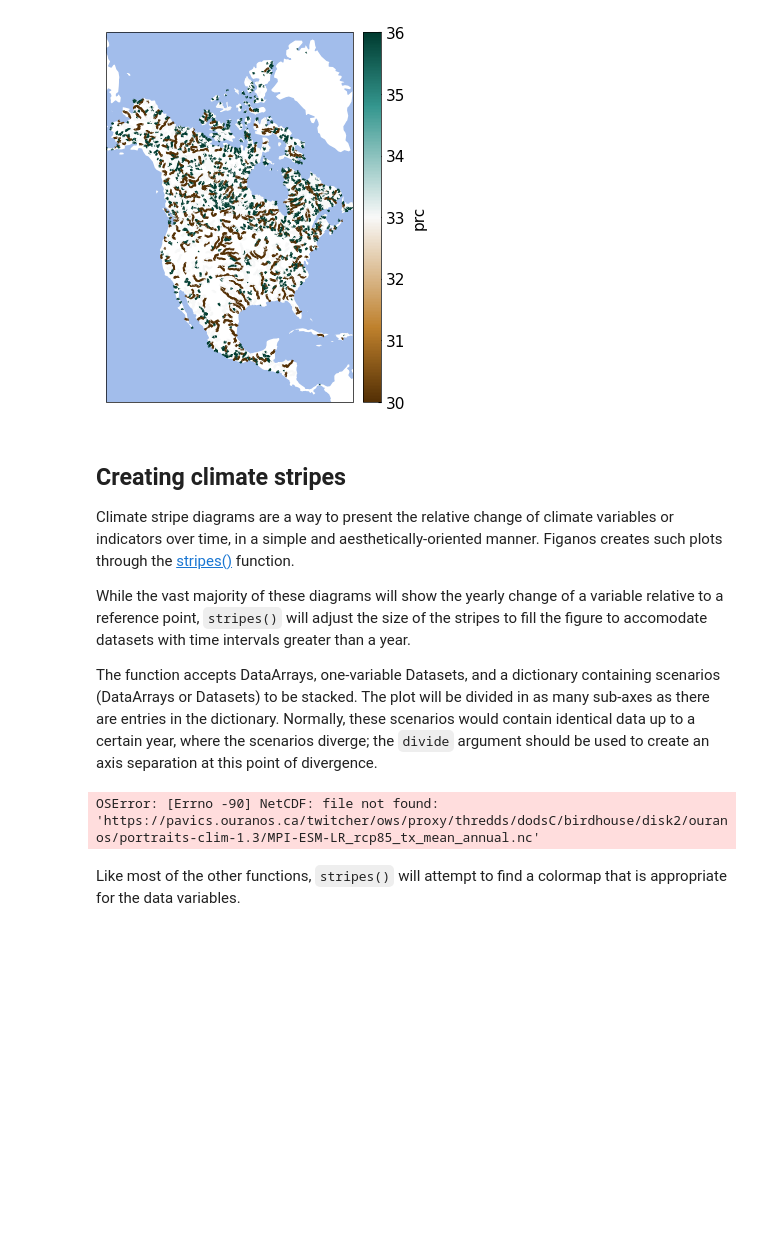
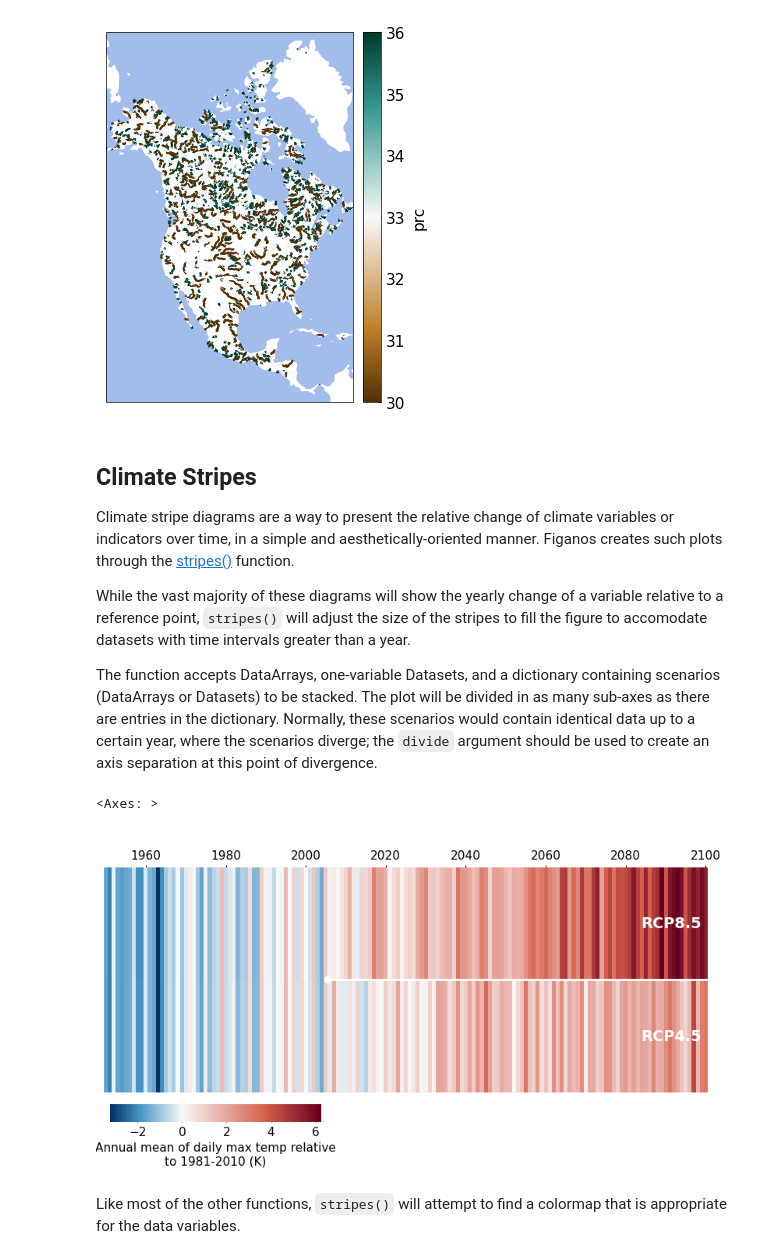
Before and after one commit to Ouranosinc/figanos, a Jupyter notebook: docs/notebooks/figanos_docs.ipynb, the cells around one changed output. Cells and saved outputs as stored; diff of their text form; code cells hidden in the pictures; blank space fills up the shorter version.

```diff
--- a/docs/notebooks/figanos_docs.ipynb
+++ b/docs/notebooks/figanos_docs.ipynb
@@ -487,7 +490,7 @@ ax = fg.gdfmap(rivers,
 # %% [output]
 [figure]
 # %% [markdown]
-## Creating climate stripes
+## Climate Stripes
 
 Climate stripe diagrams are a way to present the relative change of climate variables or indicators over time, in a simple and aesthetically-oriented manner. Figanos creates such plots through the [stripes()](#stripes) function.
 
@@ -496,24 +499,25 @@ While the vast majority of these diagrams will show the yearly change of a varia
 The function accepts DataArrays, one-variable Datasets, and a dictionary containing scenarios (DataArrays or Datasets) to be stacked. The plot will be divided in as many sub-axes as there are entries in the dictionary. Normally, these scenarios would contain identical data up to a certain year, where the scenarios diverge; the `divide` argument should be used to create an axis separation at this point of divergence.
 # %%
 # create two datasets of mean annual temperature relative to the 1981-2010 period
-url1 = 'https://pavics.ouranos.ca/twitcher/ows/proxy/thredds/dodsC/birdhouse/disk2/ouranos/portraits-clim-1.3/MPI-ESM-LR_rcp85_tx_mean_annual.nc'
+url1 = 'https://pavics.ouranos.ca/twitcher/ows/proxy/thredds/dodsC/birdhouse/ouranos/portraits-clim-1.3/MPI-ESM-LR_rcp85_tx_mean_annual.nc'
 rcp85 = xr.open_dataset(url1, decode_timedelta=False)
 rcp85 = rcp85.sel(lon=-73, lat=46, method='nearest')
 rcp85_deltas = rcp85 - rcp85.sel(time=slice("1981","2010")).mean(dim='time')
 rcp85_deltas.tx_mean_annual.attrs['long_name'] = 'Mean annual daily max temp relative to 1981-2010'
 rcp85_deltas.tx_mean_annual.attrs['units'] = 'K'
 
-url2 = 'https://pavics.ouranos.ca/twitcher/ows/proxy/thredds/dodsC/birdhouse/disk2/ouranos/portraits-clim-1.3/MPI-ESM-LR_rcp45_tx_mean_annual.nc'
+url2 = 'https://pavics.ouranos.ca/twitcher/ows/proxy/thredds/dodsC/birdhouse/ouranos/portraits-clim-1.3/MPI-ESM-LR_rcp45_tx_mean_annual.nc'
 rcp45 = xr.open_dataset(url2, decode_timedelta=False)
 rcp45 = rcp45.sel(lon=-73, lat=46, method='nearest')
 rcp45_deltas = rcp45 - rcp45.sel(time=slice("1981","2010")).mean(dim='time')
 rcp45_deltas.tx_mean_annual.attrs['long_name'] = 'Annual mean of daily max temp relative to 1981-2010'
 rcp45_deltas.tx_mean_annual.attrs['units'] = 'K'
 
 # plot
 fg.stripes({'rcp45': rcp45_deltas, 'rcp85': rcp85_deltas}, divide=2006)
 # %% [output]
-OSError: [Errno -90] NetCDF: file not found: 'https://pavics.ouranos.ca/twitcher/ows/proxy/thredds/dodsC/birdhouse/disk2/ouranos/portraits-clim-1.3/MPI-ESM-LR_rcp85_tx_mean_annual.nc'
+<Axes: >
+[figure, added]
 # %% [markdown]
 Like most of the other functions, `stripes()` will attempt to find a colormap that is appropriate for the data variables.
 # %%
```
Also changed, not shown: parts of 44 cells of this notebook, 1 other file.
